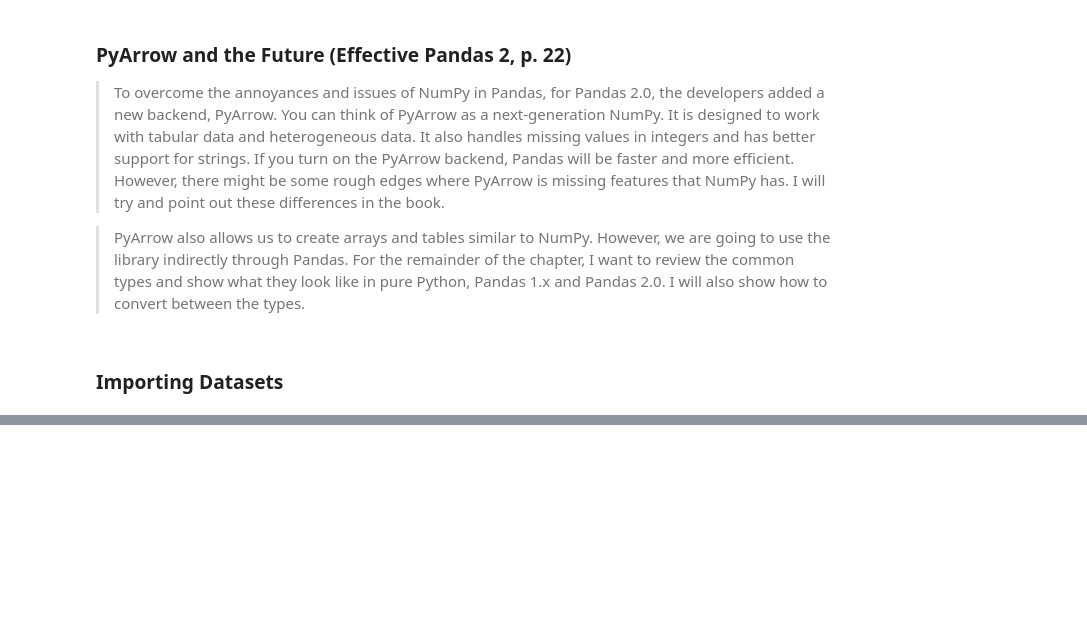
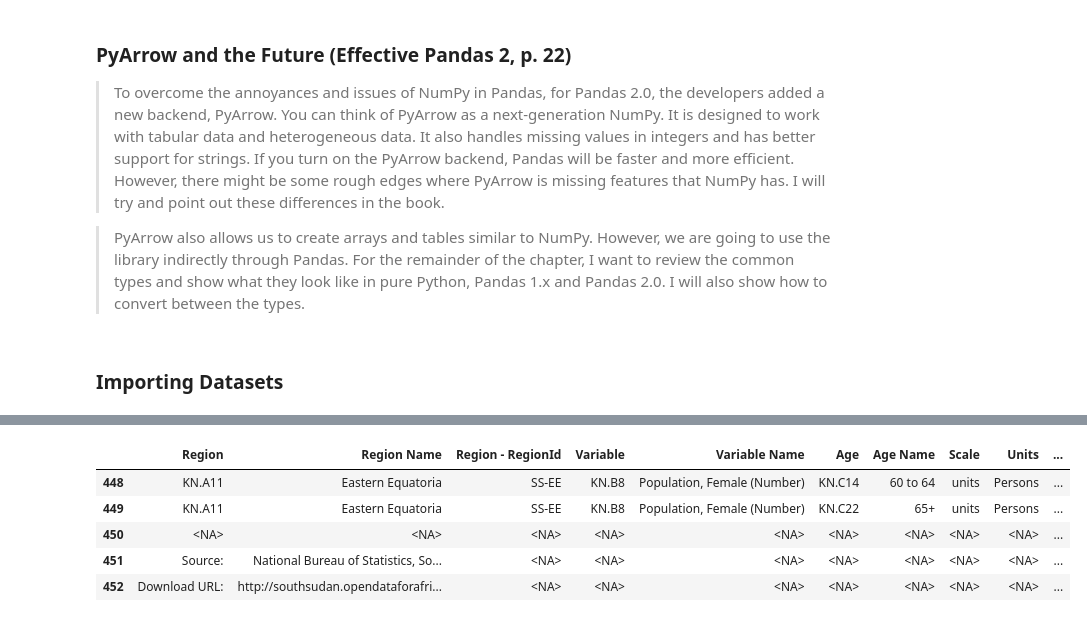
Before and after one commit to tongakuot/python4ds, a Jupyter notebook: module-02.ipynb, the cells around one changed output, grey strips where cells are left out. Cells and saved outputs as stored; diff of their text form; code cells hidden in the pictures; blank space fills up the shorter version.

```diff
--- a/module-02.ipynb
+++ b/module-02.ipynb
@@ -354,0 +354,10 @@ census_df = census_df[]
+# %%
+# Inspect the few last rows
+census_raw.tail(5)
+# %% [output]
+|  | Region | Region Name | Region - RegionId | Variable | Variable Name | Age | Age Name | Scale | Units | ... |
+| 448 | KN.A11 | Eastern Equatoria | SS-EE | KN.B8 | Population, Female (Number) | KN.C14 | 60 to 64 | units | Persons | ... |
+| 449 | KN.A11 | Eastern Equatoria | SS-EE | KN.B8 | Population, Female (Number) | KN.C22 | 65+ | units | Persons | ... |
+| 450 | <NA> | <NA> | <NA> | <NA> | <NA> | <NA> | <NA> | <NA> | <NA> | ... |
+| 451 | Source: | National Bureau of Statistics, So... | <NA> | <NA> | <NA> | <NA> | <NA> | <NA> | <NA> | ... |
+| 452 | Download URL: | http://southsudan.opendataforafri... | <NA> | <NA> | <NA> | <NA> | <NA> | <NA> | <NA> | ... |
```
Also changed, not shown: parts of 29 cells of this notebook, 1 other file.
